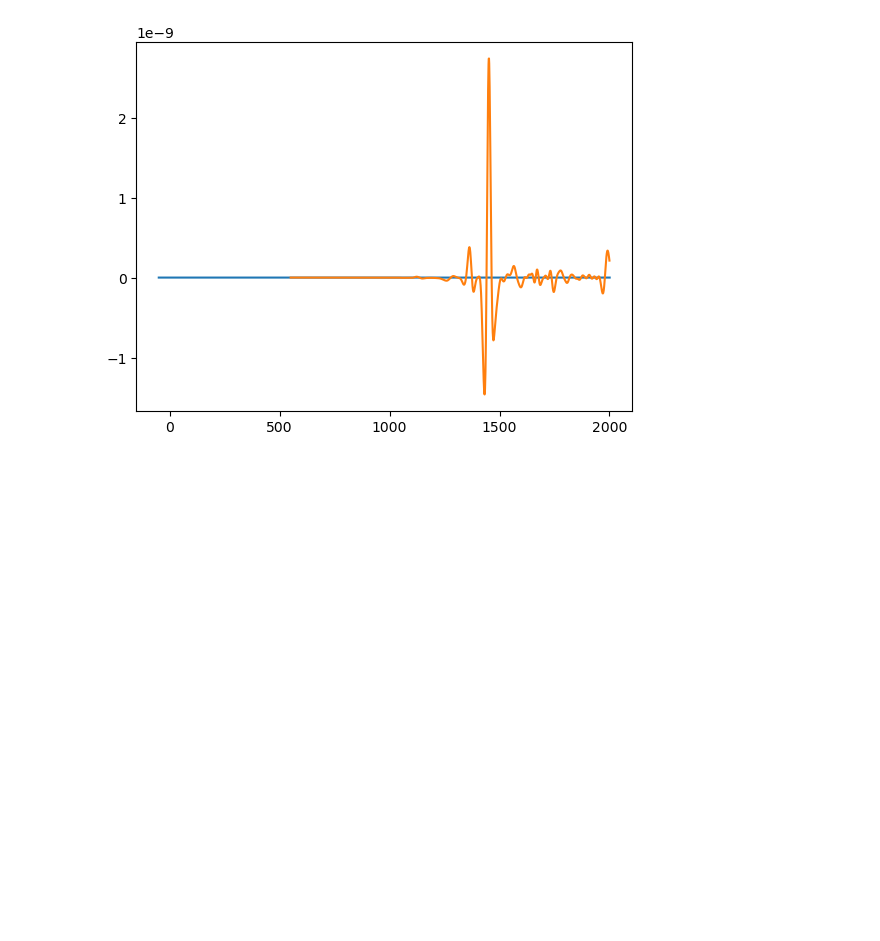
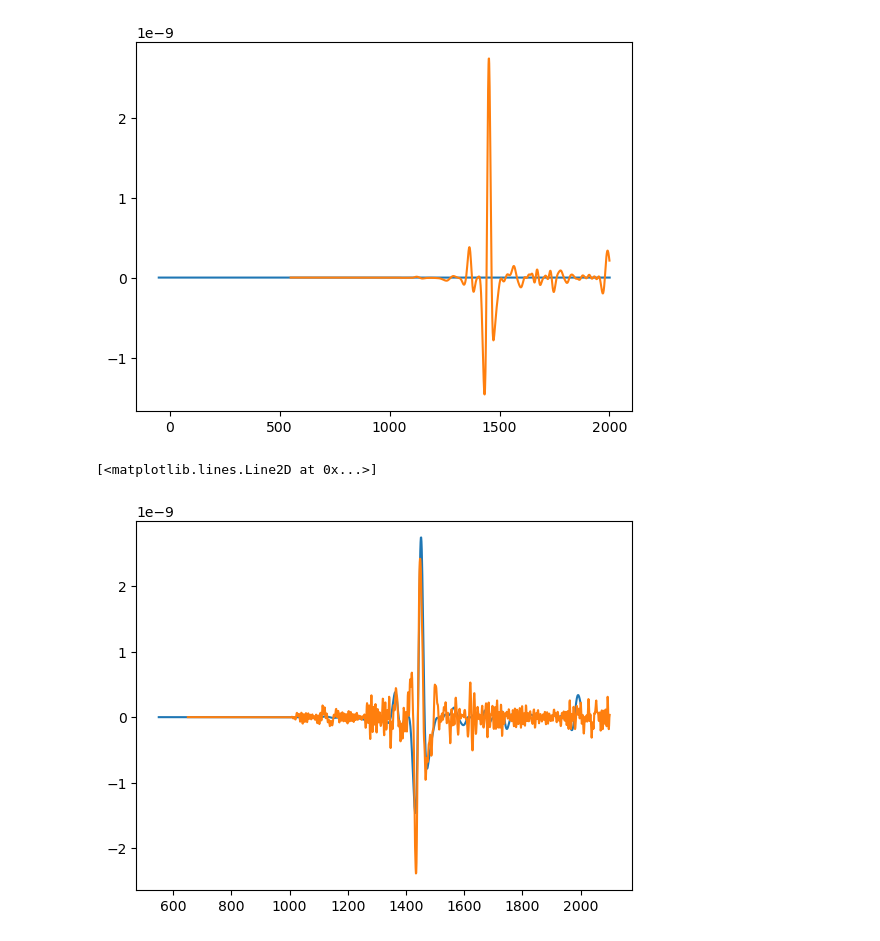
Before and after one commit to kuangdai/hybrid_ulvz_axisem3d, a Jupyter notebook: wave_convolve/convovle.ipynb, the cells around one changed output. Saved outputs shown, nothing was run; the diff lists cells and outputs as text; code cells hidden in the pictures; blank space fills up the shorter version.

```diff
--- a/wave_convolve/convovle.ipynb
+++ b/wave_convolve/convovle.ipynb
@@ -98,3 +102,9 @@ plt.plot(ds_3d["time_points"], wave_3d)
 # %% [output]
 [<matplotlib.lines.Line2D at 0x...>]
 [figure]
+# %%
+plt.plot(ds_3d["time_points"], wave_3d)
+plt.plot(ds_3d["time_points"] + 100, result[:len(ds_3d["time_points"])] * 100)
+# %% [output]
+[<matplotlib.lines.Line2D at 0x...>]
+[figure, added]
```
Also changed, not shown: parts of 6 cells of this notebook.
